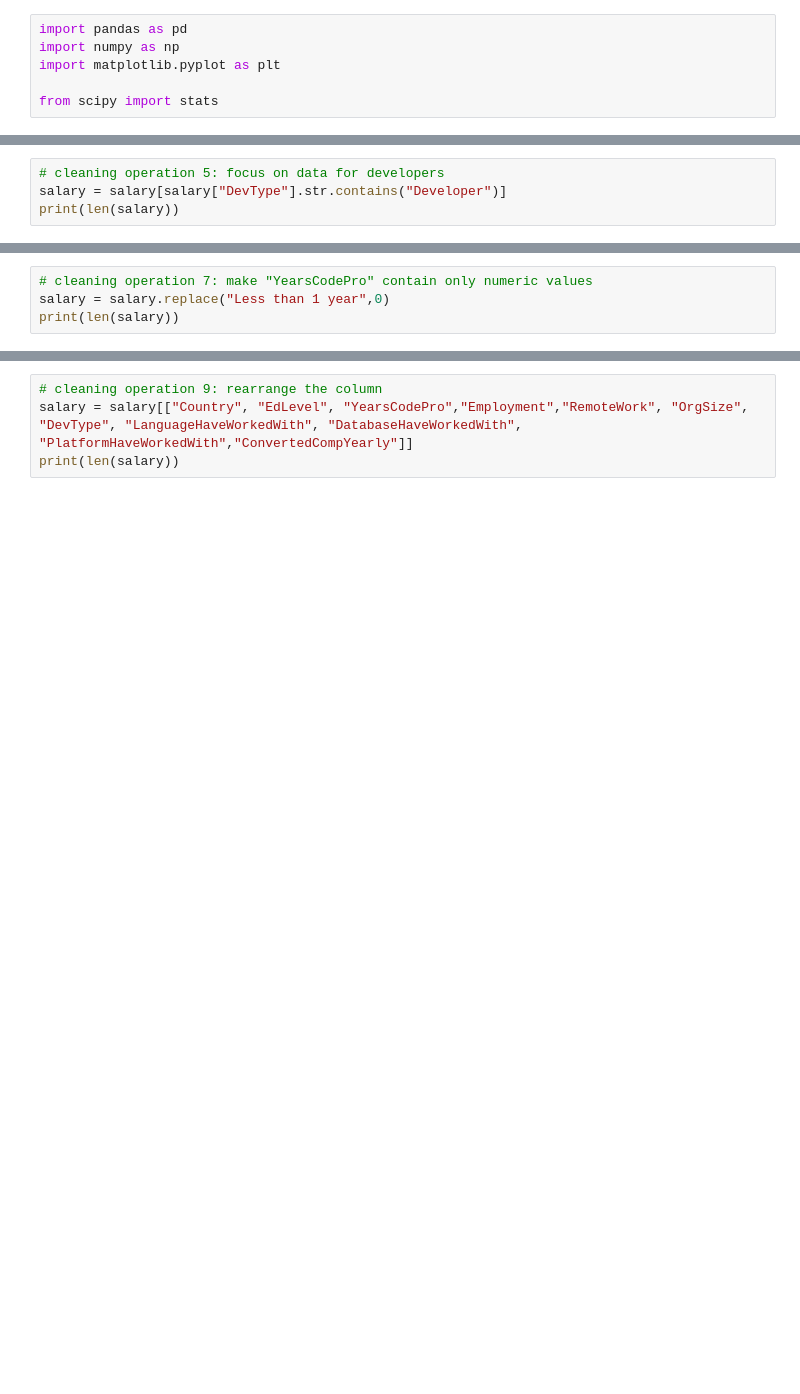
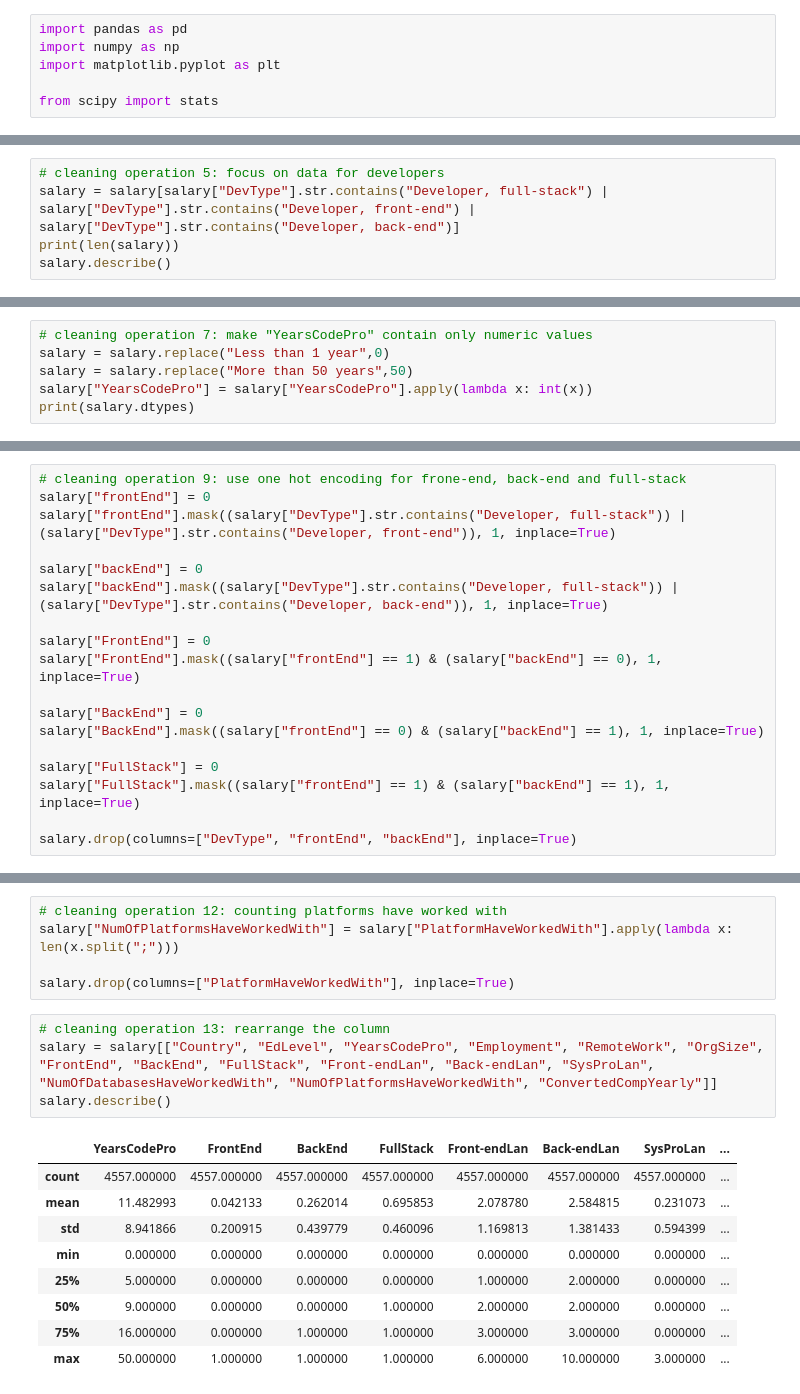
Before and after one commit to MaRonggg/CSE-487, a Jupyter notebook: cse_487.ipynb, the cells around one changed output, grey strips where cells are left out. Cells and saved outputs as stored; diff of their text form; blank space fills up the shorter version.

```diff
--- a/cse_487.ipynb
+++ b/cse_487.ipynb
@@ -34,4 +55,5 @@ print(len(salary))
 # %%
 # cleaning operation 5: focus on data for developers
-salary = salary[salary["DevType"].str.contains("Developer")]
+salary = salary[salary["DevType"].str.contains("Developer, full-stack") | salary["DevType"].str.contains("Developer, front-end") | salary["DevType"].str.contains("Developer, back-end")]
 print(len(salary))
+salary.describe()
@@ -42,4 +102,6 @@ print(len(salary))
 # %%
 # cleaning operation 7: make "YearsCodePro" contain only numeric values
 salary = salary.replace("Less than 1 year",0)
-print(len(salary))
+salary = salary.replace("More than 50 years",50)
+salary["YearsCodePro"] = salary["YearsCodePro"].apply(lambda x: int(x))
+print(salary.dtypes)
@@ -49,0 +142,18 @@ print(len(salary))
+# %%
+# cleaning operation 9: use one hot encoding for frone-end, back-end and full-stack
+salary["frontEnd"] = 0
+salary["frontEnd"].mask((salary["DevType"].str.contains("Developer, full-stack")) | (salary["DevType"].str.contains("Developer, front-end")), 1, inplace=True)
+
+salary["backEnd"] = 0
+salary["backEnd"].mask((salary["DevType"].str.contains("Developer, full-stack")) | (salary["DevType"].str.contains("Developer, back-end")), 1, inplace=True)
+
+salary["FrontEnd"] = 0
+salary["FrontEnd"].mask((salary["frontEnd"] == 1) & (salary["backEnd"] == 0), 1, inplace=True)
+
+salary["BackEnd"] = 0
+salary["BackEnd"].mask((salary["frontEnd"] == 0) & (salary["backEnd"] == 1), 1, inplace=True)
+
+salary["FullStack"] = 0
+salary["FullStack"].mask((salary["frontEnd"] == 1) & (salary["backEnd"] == 1), 1, inplace=True)
+
+salary.drop(columns=["DevType", "frontEnd", "backEnd"], inplace=True)
@@ -50,4 +231,19 @@ print(len(salary))
+# %%
+# cleaning operation 12: counting platforms have worked with
+salary["NumOfPlatformsHaveWorkedWith"] = salary["PlatformHaveWorkedWith"].apply(lambda x: len(x.split(";")))
+
+salary.drop(columns=["PlatformHaveWorkedWith"], inplace=True)
 # %%
-# cleaning operation 9: rearrange the column
-salary = salary[["Country", "EdLevel", "YearsCodePro","Employment","RemoteWork", "OrgSize", "DevType", "LanguageHaveWorkedWith", "DatabaseHaveWorkedWith", "PlatformHaveWorkedWith","ConvertedCompYearly"]]
-print(len(salary))
+# cleaning operation 13: rearrange the column
+salary = salary[["Country", "EdLevel", "YearsCodePro", "Employment", "RemoteWork", "OrgSize", "FrontEnd", "BackEnd", "FullStack", "Front-endLan", "Back-endLan", "SysProLan", "NumOfDatabasesHaveWorkedWith", "NumOfPlatformsHaveWorkedWith", "ConvertedCompYearly"]]
+salary.describe()
+# %% [output]
+|  | YearsCodePro | FrontEnd | BackEnd | FullStack | Front-endLan | Back-endLan | SysProLan | ... |
+| count | 4557.000000 | 4557.000000 | 4557.000000 | 4557.000000 | 4557.000000 | 4557.000000 | 4557.000000 | ... |
+| mean | 11.482993 | 0.042133 | 0.262014 | 0.695853 | 2.078780 | 2.584815 | 0.231073 | ... |
+| std | 8.941866 | 0.200915 | 0.439779 | 0.460096 | 1.169813 | 1.381433 | 0.594399 | ... |
+| min | 0.000000 | 0.000000 | 0.000000 | 0.000000 | 0.000000 | 0.000000 | 0.000000 | ... |
+| 25% | 5.000000 | 0.000000 | 0.000000 | 0.000000 | 1.000000 | 2.000000 | 0.000000 | ... |
+| 50% | 9.000000 | 0.000000 | 0.000000 | 1.000000 | 2.000000 | 2.000000 | 0.000000 | ... |
+| 75% | 16.000000 | 0.000000 | 1.000000 | 1.000000 | 3.000000 | 3.000000 | 0.000000 | ... |
+| max | 50.000000 | 1.000000 | 1.000000 | 1.000000 | 6.000000 | 10.000000 | 3.000000 | ... |
```
Also changed, not shown: parts of 23 cells of this notebook.
